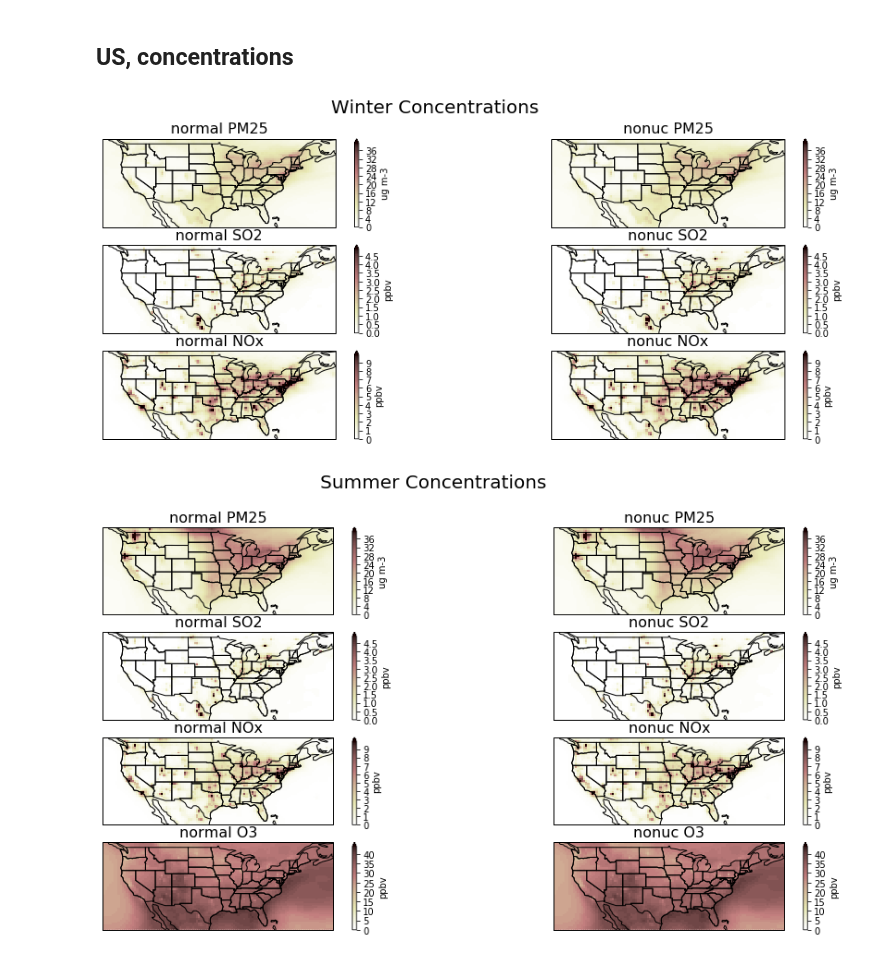
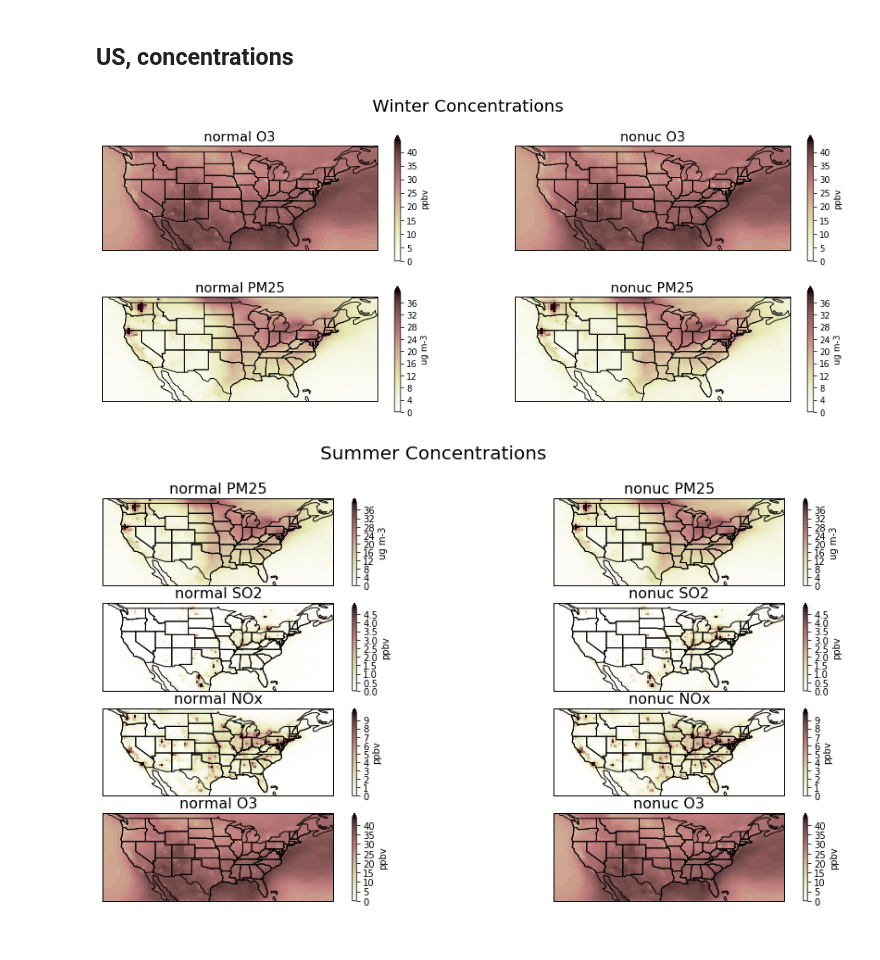
Before and after one commit to lfreese/us-ego, a Jupyter notebook: ego_nonuclear_project/grid-model_normal-nonuc-analysis.ipynb, the cells around one changed output. Drawn from its saved outputs; the diff is of its cells as text; code cells hidden in the pictures.

Commit message:
New figures for paper, updated interpolation to also perform for the no nuclear case and across ammonia and HNO3.

```diff
--- a/ego_nonuclear_project/grid-model_normal-nonuc-analysis.ipynb
+++ b/ego_nonuclear_project/grid-model_normal-nonuc-analysis.ipynb
@@ -77,12 +77,12 @@ cities_dict = {'Bismarck':[46.8083, -100.7837],
 # %% [markdown]
 ## US, concentrations
 # %%
-plotting.concentration_plot_seasonal(ds = ds, species_names = ['PM25','SO2','NOx'], season = 'DJF', model_names = model_names,  cmap = cmap_conc,
+plotting.concentration_plot_seasonal(ds = ds, species_names = ['O3','PM25'], season = 'JJA', model_names = model_names,  cmap = cmap_conc,
                         lat_lon = utils.lat_lon_dict['US_lat_lon'], shrink_cbar = 1,
                        figsize = [16,6])
 plt.suptitle('Winter Concentrations', fontsize = 20);
 # %% [output]
-[figure, old version]
+[figure, new version]
 # %%
 plotting.concentration_plot_seasonal(ds = ds, species_names = ['PM25','SO2','NOx','O3'], season = 'JJA', model_names = model_names,  cmap = cmap_conc,
                         lat_lon = utils.lat_lon_dict['US_lat_lon'], shrink_cbar = 1,
```
Also changed, not shown: parts of 5 cells of this notebook, 24 other files.
